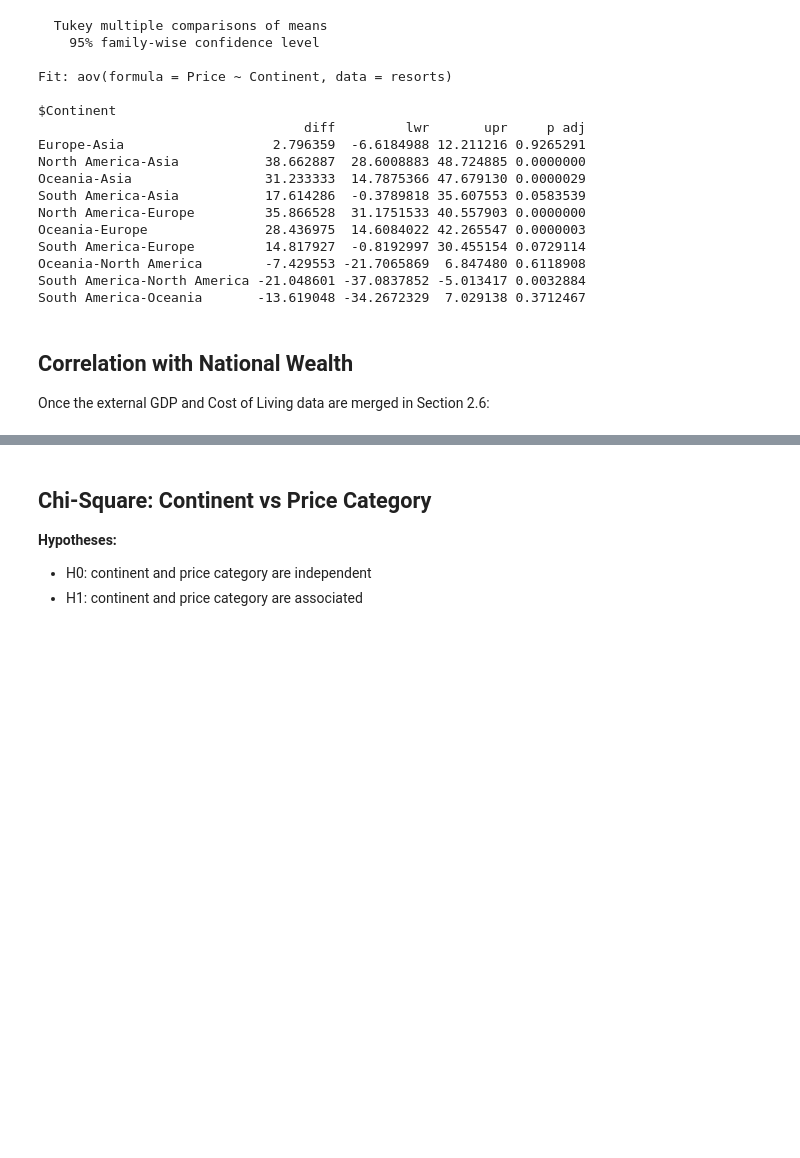
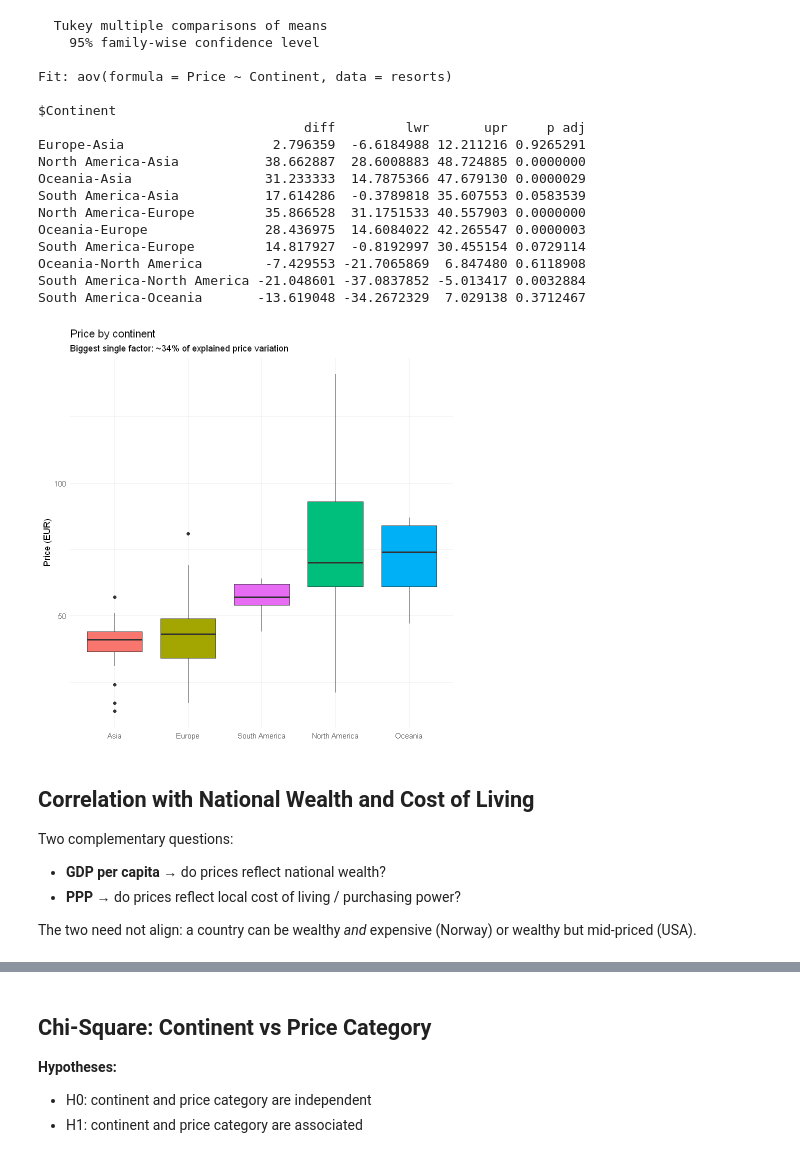
Before and after one commit to alessandroMacchii/Ski-resorts-prices-In-R, a Jupyter notebook: ski_analysis.ipynb, the cells around one changed output, grey strips where cells are left out. Drawn from its saved outputs; the diff is of its cells as text; code cells hidden in the pictures; blank space fills up the shorter version.

```diff
--- a/ski_analysis.ipynb
+++ b/ski_analysis.ipynb
@@ -490,8 +485,28 @@ South America-Europe         14.817927  -0.8192997 30.455154 0.0729114
 Oceania-North America        -7.429553 -21.7065869  6.847480 0.6118908
 South America-North America -21.048601 -37.0837852 -5.013417 0.0032884
 South America-Oceania       -13.619048 -34.2672329  7.029138 0.3712467
+# %%
+# Plot: price by continent ----------------------------------
+cont_data <- filter(resorts, !is.na(Price) & !is.na(Continent))
+p_cont <- ggplot(cont_data,
+                 aes(x = reorder(Continent, Price, FUN = median),
+                     y = Price, fill = Continent)) +
+  geom_boxplot(show.legend = FALSE) +
+  labs(title = "Price by continent",
+       subtitle = "Biggest single factor: ~34% of explained price variation",
+       x = NULL, y = "Price (EUR)") +
+  theme_minimal()
+
+p_cont
+# %% [output]
+[figure, added]
 # %% [markdown]
-## Correlation with National Wealth
+## Correlation with National Wealth and Cost of Living
 
-Once the external GDP and Cost of Living data are merged in Section 2.6:
+Two complementary questions:
+
+- **GDP per capita** → do prices reflect national wealth?
+- **PPP** → do prices reflect local cost of living / purchasing power?
+
+The two need not align: a country can be wealthy *and* expensive (Norway) or wealthy but mid-priced (USA).
 # %%
```
Also changed, not shown: parts of 41 cells of this notebook.
